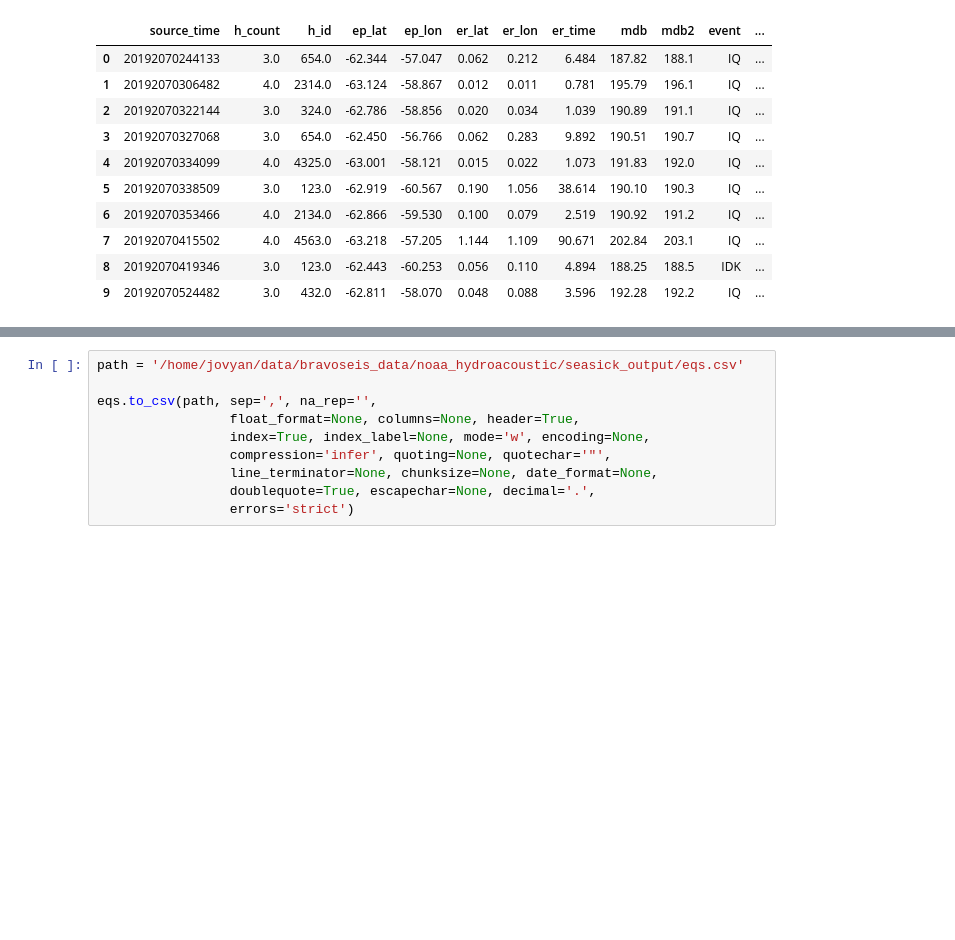
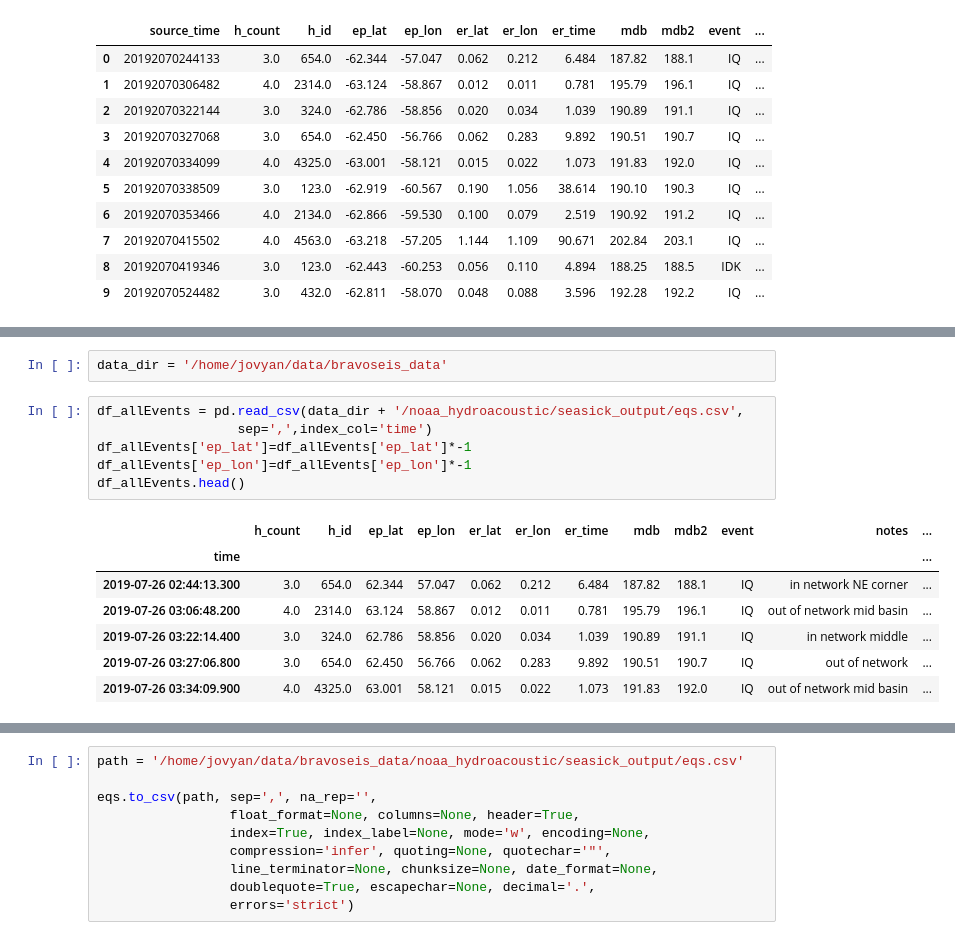
Before and after one commit to daxsoule/bravoseis, a Jupyter notebook: notebooks/hydroacoustic_dataframe.ipynb, the cells around one changed output, grey strips where cells are left out. Saved outputs shown, nothing was run; the diff lists cells and outputs as text; blank space fills up the shorter version.

```diff
--- a/notebooks/hydroacoustic_dataframe.ipynb
+++ b/notebooks/hydroacoustic_dataframe.ipynb
@@ -129,0 +105,16 @@ eqs.head()
+# %%
+data_dir = '/home/jovyan/data/bravoseis_data'
+# %%
+df_allEvents = pd.read_csv(data_dir + '/noaa_hydroacoustic/seasick_output/eqs.csv',
+                  sep=',',index_col='time')
+df_allEvents['ep_lat']=df_allEvents['ep_lat']*-1
+df_allEvents['ep_lon']=df_allEvents['ep_lon']*-1
+df_allEvents.head()
+# %% [output]
+|  | h_count | h_id | ep_lat | ep_lon | er_lat | er_lon | er_time | mdb | mdb2 | event | notes | ... |
+| time |  |  |  |  |  |  |  |  |  |  |  | ... |
+| 2019-07-26 02:44:13.300 | 3.0 | 654.0 | 62.344 | 57.047 | 0.062 | 0.212 | 6.484 | 187.82 | 188.1 | IQ | in network NE corner | ... |
+| 2019-07-26 03:06:48.200 | 4.0 | 2314.0 | 63.124 | 58.867 | 0.012 | 0.011 | 0.781 | 195.79 | 196.1 | IQ | out of network mid basin | ... |
+| 2019-07-26 03:22:14.400 | 3.0 | 324.0 | 62.786 | 58.856 | 0.020 | 0.034 | 1.039 | 190.89 | 191.1 | IQ | in network middle | ... |
+| 2019-07-26 03:27:06.800 | 3.0 | 654.0 | 62.450 | 56.766 | 0.062 | 0.283 | 9.892 | 190.51 | 190.7 | IQ | out of network | ... |
+| 2019-07-26 03:34:09.900 | 4.0 | 4325.0 | 63.001 | 58.121 | 0.015 | 0.022 | 1.073 | 191.83 | 192.0 | IQ | out of network mid basin | ... |
```
Also changed, not shown: parts of 12 cells of this notebook, 4 other files.
